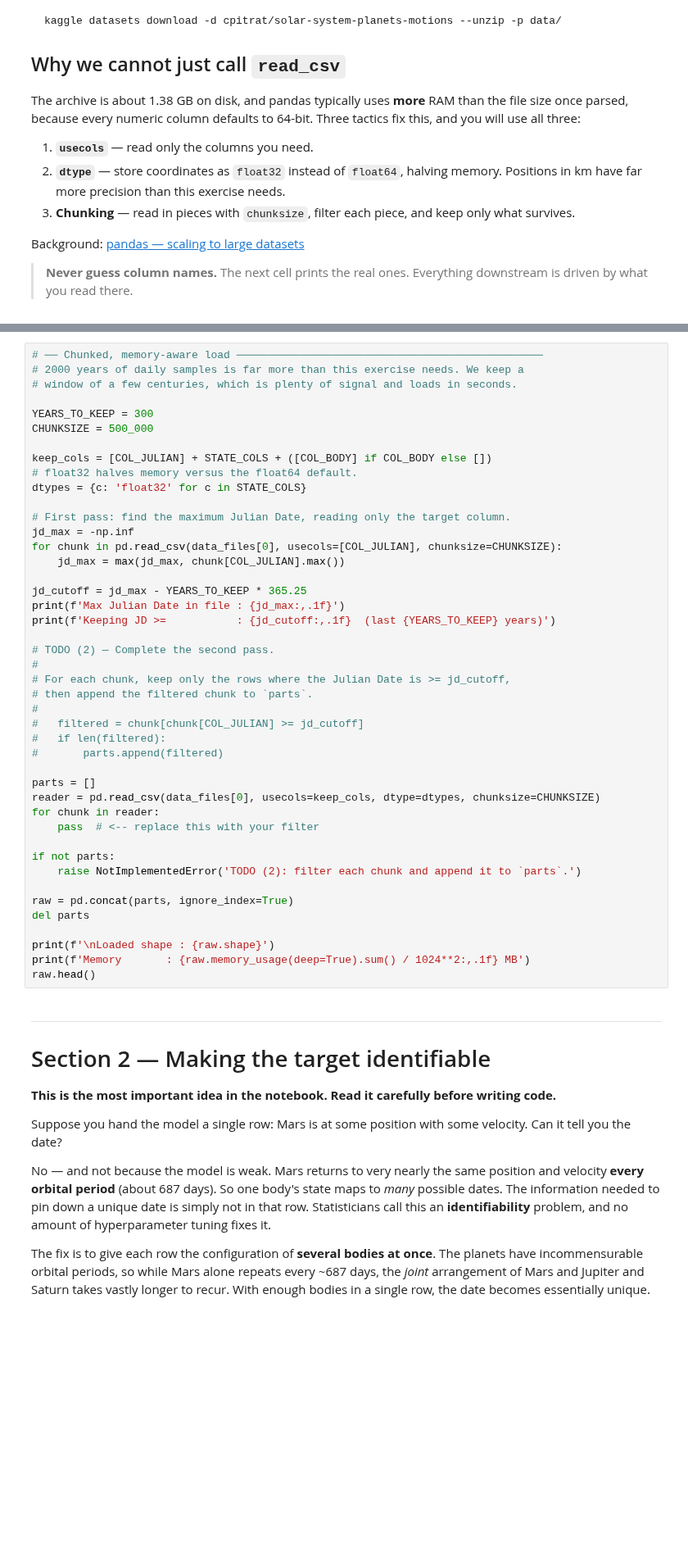
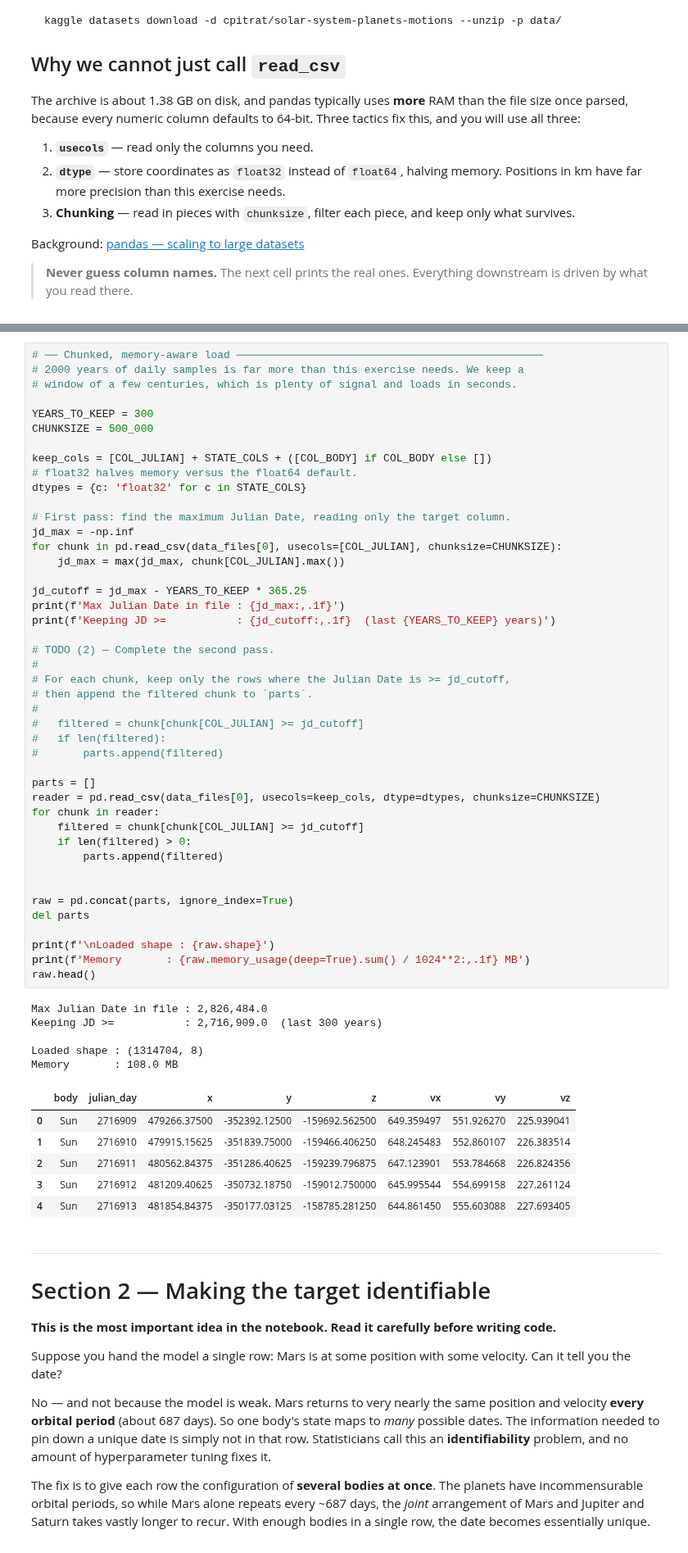
Before and after one commit to TAMU-Aggie-Data-Science-Club/fall2026-AIAA, a Jupyter notebook: adsc-deliverable1/deliverable1_planetary_motion.ipynb, the cells around one changed output, grey strips where cells are left out. Shown at 82% size. Saved outputs shown, nothing was run; the diff lists cells and outputs as text; blank space fills up the shorter version.

```diff
--- a/adsc-deliverable1/deliverable1_planetary_motion.ipynb
+++ b/adsc-deliverable1/deliverable1_planetary_motion.ipynb
@@ -247,36 +296,48 @@ dtypes = {c: 'float32' for c in STATE_COLS}
 
 # First pass: find the maximum Julian Date, reading only the target column.
 jd_max = -np.inf
 for chunk in pd.read_csv(data_files[0], usecols=[COL_JULIAN], chunksize=CHUNKSIZE):
     jd_max = max(jd_max, chunk[COL_JULIAN].max())
 
 jd_cutoff = jd_max - YEARS_TO_KEEP * 365.25
 print(f'Max Julian Date in file : {jd_max:,.1f}')
 print(f'Keeping JD >=           : {jd_cutoff:,.1f}  (last {YEARS_TO_KEEP} years)')
 
 # TODO (2) — Complete the second pass.
 #
 # For each chunk, keep only the rows where the Julian Date is >= jd_cutoff,
 # then append the filtered chunk to `parts`.
 #
 #   filtered = chunk[chunk[COL_JULIAN] >= jd_cutoff]
 #   if len(filtered):
 #       parts.append(filtered)
 
 parts = []
 reader = pd.read_csv(data_files[0], usecols=keep_cols, dtype=dtypes, chunksize=CHUNKSIZE)
 for chunk in reader:
-    pass  # <-- replace this with your filter
+    filtered = chunk[chunk[COL_JULIAN] >= jd_cutoff]
+    if len(filtered) > 0:
+        parts.append(filtered)
 
-if not parts:
-    raise NotImplementedError('TODO (2): filter each chunk and append it to `parts`.')
 
 raw = pd.concat(parts, ignore_index=True)
 del parts
 
 print(f'\nLoaded shape : {raw.shape}')
 print(f'Memory       : {raw.memory_usage(deep=True).sum() / 1024**2:,.1f} MB')
 raw.head()
+# %% [output]
+Max Julian Date in file : 2,826,484.0
+Keeping JD >=           : 2,716,909.0  (last 300 years)
+
+Loaded shape : (1314704, 8)
+Memory       : 108.0 MB
+|  | body | julian_day | x | y | z | vx | vy | vz |
+| 0 | Sun | 2716909 | 479266.37500 | -352392.12500 | -159692.562500 | 649.359497 | 551.926270 | 225.939041 |
+| 1 | Sun | 2716910 | 479915.15625 | -351839.75000 | -159466.406250 | 648.245483 | 552.860107 | 226.383514 |
+| 2 | Sun | 2716911 | 480562.84375 | -351286.40625 | -159239.796875 | 647.123901 | 553.784668 | 226.824356 |
+| 3 | Sun | 2716912 | 481209.40625 | -350732.18750 | -159012.750000 | 645.995544 | 554.699158 | 227.261124 |
+| 4 | Sun | 2716913 | 481854.84375 | -350177.03125 | -158785.281250 | 644.861450 | 555.603088 | 227.693405 |
 # %% [markdown]
 ---
 # Section 2 — Making the target identifiable
```
Also changed, not shown: parts of 23 cells of this notebook.
